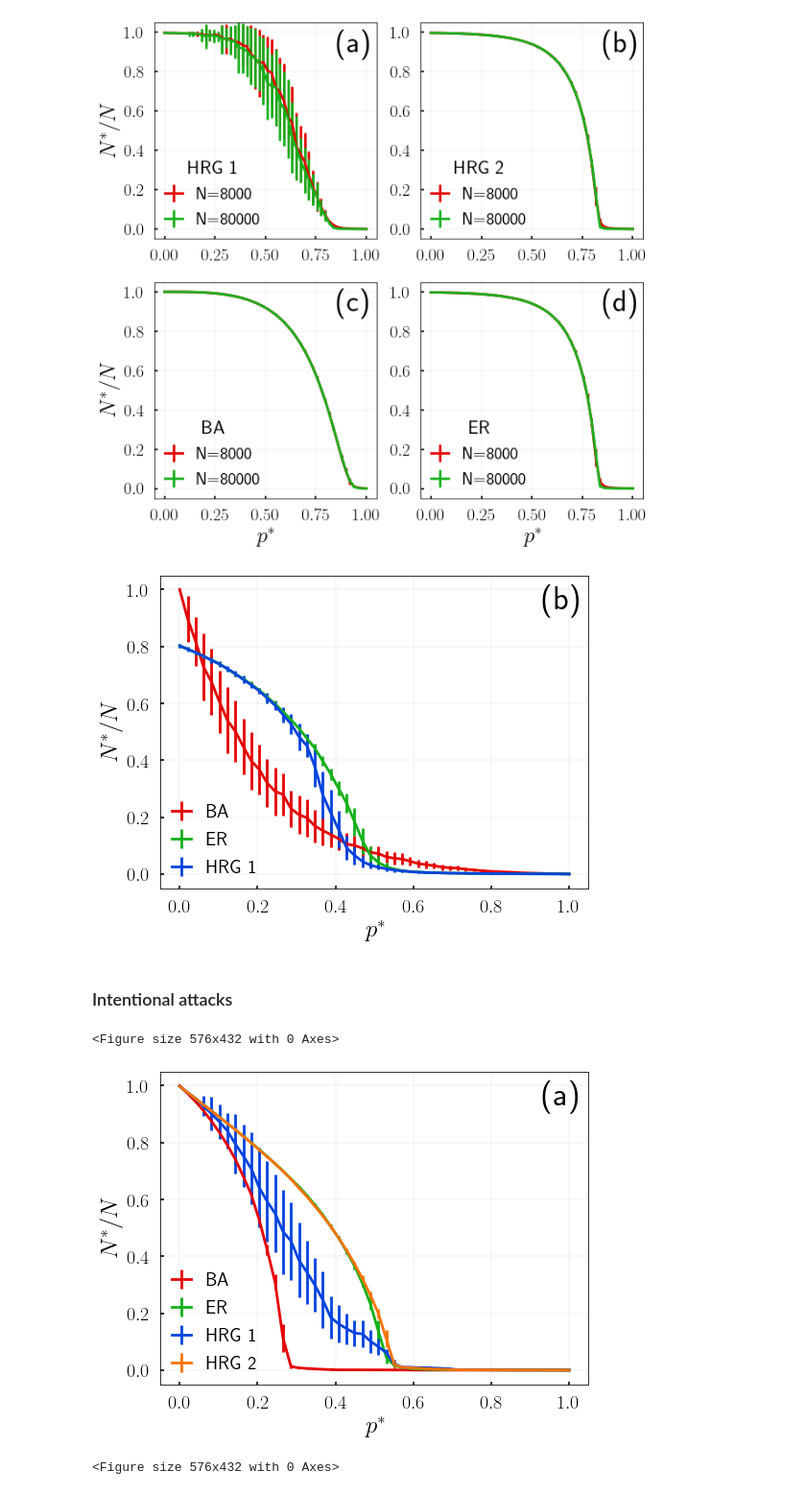
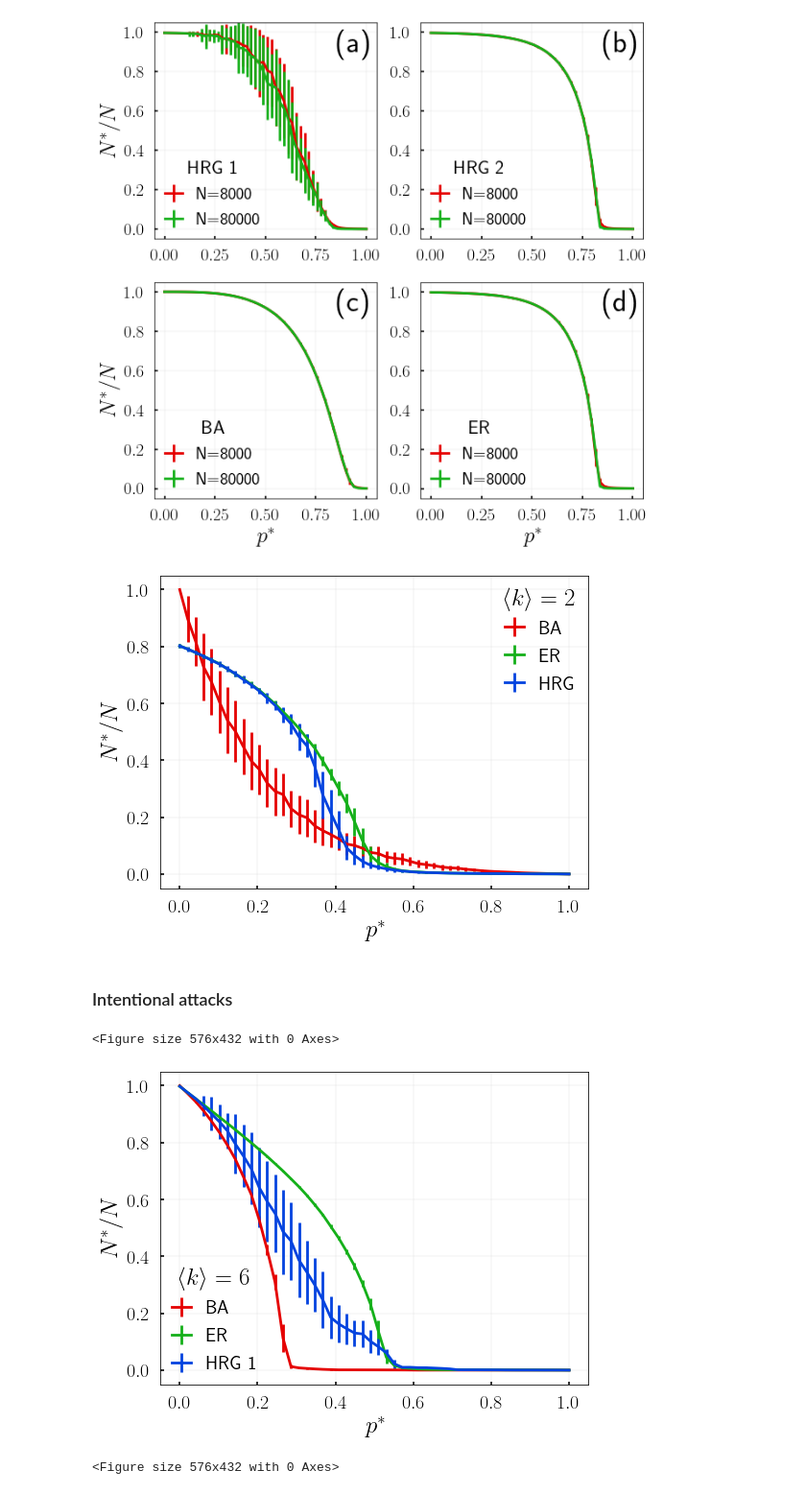
Before and after one commit to robertjankowski/attacks-on-hierarchical-networks, a Jupyter notebook: notebooks/attacks_on_hrg_results.ipynb, the cells around one changed output. Shown at 96% size. Saved outputs shown, nothing was run; the diff lists cells and outputs as text; code cells hidden in the pictures.

```diff
--- a/notebooks/attacks_on_hrg_results.ipynb
+++ b/notebooks/attacks_on_hrg_results.ipynb
@@ -94,16 +96,19 @@ plt.text(0.85, 0.9, '(d)', fontsize=35)
 # %% [output]
 [figure]
 # %%
-labels = ['BA', 'ER', 'HRG 1']
+labels = ['BA', 'ER', 'HRG']
 data = [ba_random_small_k_2, er_random_small_k_2, hrg_random_small_k_2]
 
-viz.plot_giant_connected_component_vs_removed(data, labels, fontsize=20, loc='lower left')
-plt.text(0.93, 0.93, '(b)', fontsize=35)
+viz.plot_giant_connected_component_vs_removed(data, labels, fontsize=20, loc='upper right',
+                                              title=r'$\left<k\right> = 2$', title_fontsize=25)
+# plt.text(0.93, 0.93, '(b)', fontsize=35)
+
 # plt.title(r'Random attacks, $N=8000, k\approx 2$')
 # plt.show()
 # viz.save_figure('../plots/random_attack_small_k_2.pdf')
+viz.save_figure('../plots/random_attack_small_k_2.png')
 # %% [output]
-[figure, old version]
+[figure, new version]
 # %% [markdown]
 ### Intentional attacks
 # %%
@@ -124,18 +129,20 @@ hrg_intentional_small_k_2 = pd.read_csv('../output/k=2/intentional_attack_edge_H
 # %%
 labels = ['BA', 'ER', 'HRG 1', 'HRG 2']
 data = [ba_intentional_small_k_6, er_intentional_small_k_6,
-        hrg1_intentional_small_k_6, hrg2_intentional_small_k_6]
+        hrg1_intentional_small_k_6]#, hrg2_intentional_small_k_6]
 
 plt.figure(figsize=(8, 6))
-viz.plot_giant_connected_component_vs_removed(data, labels, fontsize=20, loc='lower left')
+viz.plot_giant_connected_component_vs_removed(data, labels, fontsize=20, loc='lower left',
+                                              title=r'$\left<k\right> = 6$', title_fontsize=25)
 # plt.text(0.93, 0.93, '(a)', fontsize=35)
 
 # plt.title(r'Intentional attacks, $N=8000, k\approx 6$')
 # plt.show()
 # viz.save_figure("../plots/intentional_attacks_small_k_6.pdf")
+# viz.save_figure("../plots/intentional_attacks_small_k_6.png")
 # %% [output]
 <Figure size 576x432 with 0 Axes>
-[figure, old version]
+[figure, new version]
 # %%
 labels = ['BA', 'ER', 'HRG 1', 'HRG 2']
 data = [ba_intentional_large_k_6, er_intentional_large_k_6,
```
Also changed, not shown: parts of 4 cells of this notebook, 14 other files.
